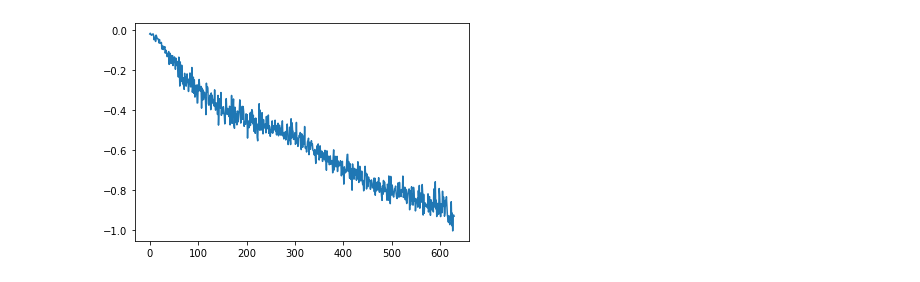
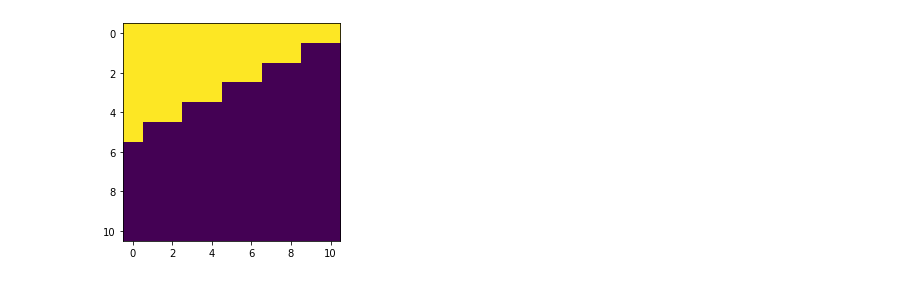
Before and after one commit to Max-Manning/autoregunsupseg, a Jupyter notebook: notebooks/Untitled.ipynb, the cells around one changed output. Cells and saved outputs as stored; diff of their text form; code cells hidden in the pictures.

```diff
--- a/notebooks/Untitled.ipynb
+++ b/notebooks/Untitled.ipynb
@@ -26,10 +27,22 @@ plt.show()
-# %%
-loss = np.load('losses_01.npy')
-
-plt.figure()
-plt.plot(loss)
-plt.show()
-# %% [output]
-[figure, removed]
+# %%
+
+# a = np.flip(a, 1)               # 2
+# a = np.rot90(a)                 # 3
+# a = np.flip(np.rot90(a), 0)     # 4
+# a = np.rot90(a, 2)              # 5
+# a = np.flip(np.rot90(a, 2), 1)  # 6
+# a = np.rot90(a, 3)              # 7
+# a = np.flip(np.rot90(a, 3), 1)  # 8
+
+b = convolve2d(a,a)
+c = convolve2d(b,a)
+d = convolve2d(c,a)
+e = convolve2d(d,a)
+
+plt.figure()
+plt.imshow(e > 0)
+plt.show()
+# %% [output]
+[figure, added]
 # %%
 import tqdm
```
Also changed, not shown: parts of 3 cells of this notebook, 5 other files.
